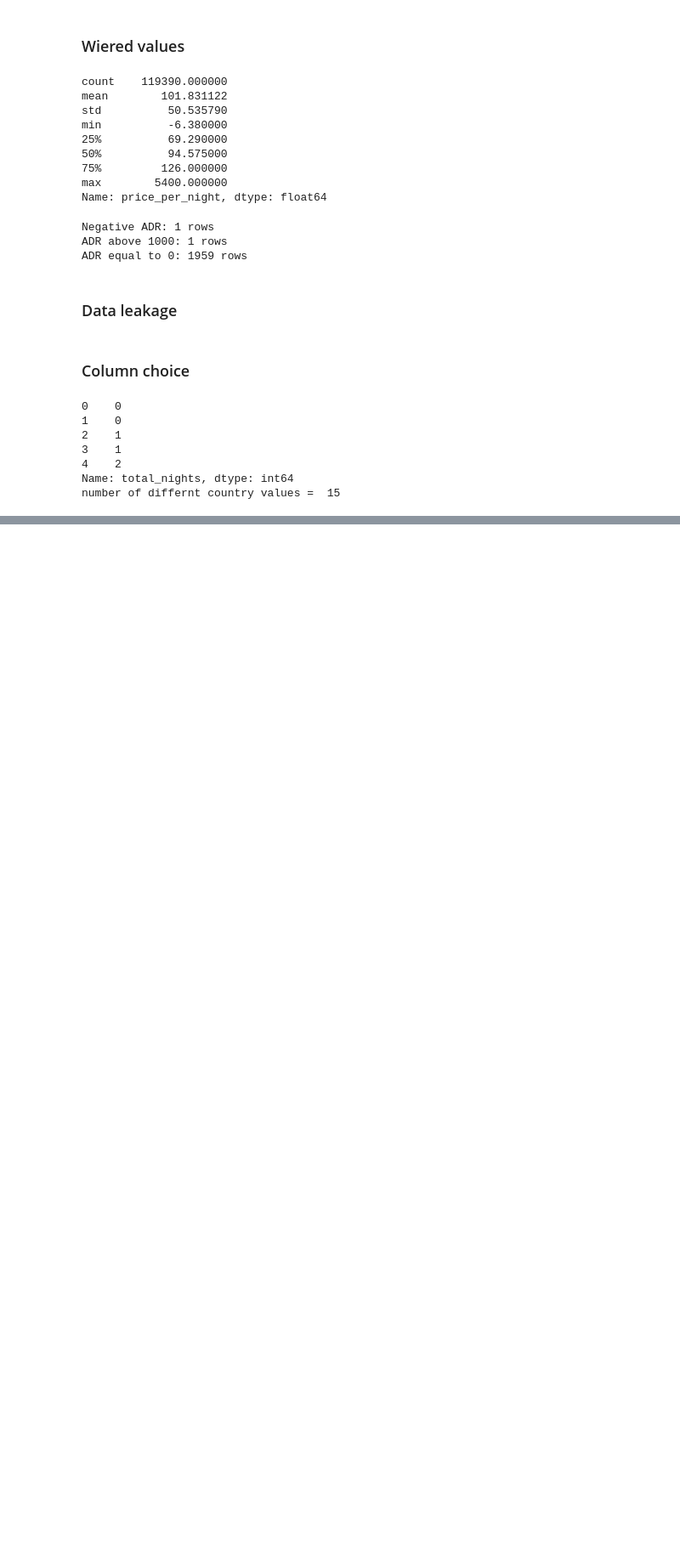
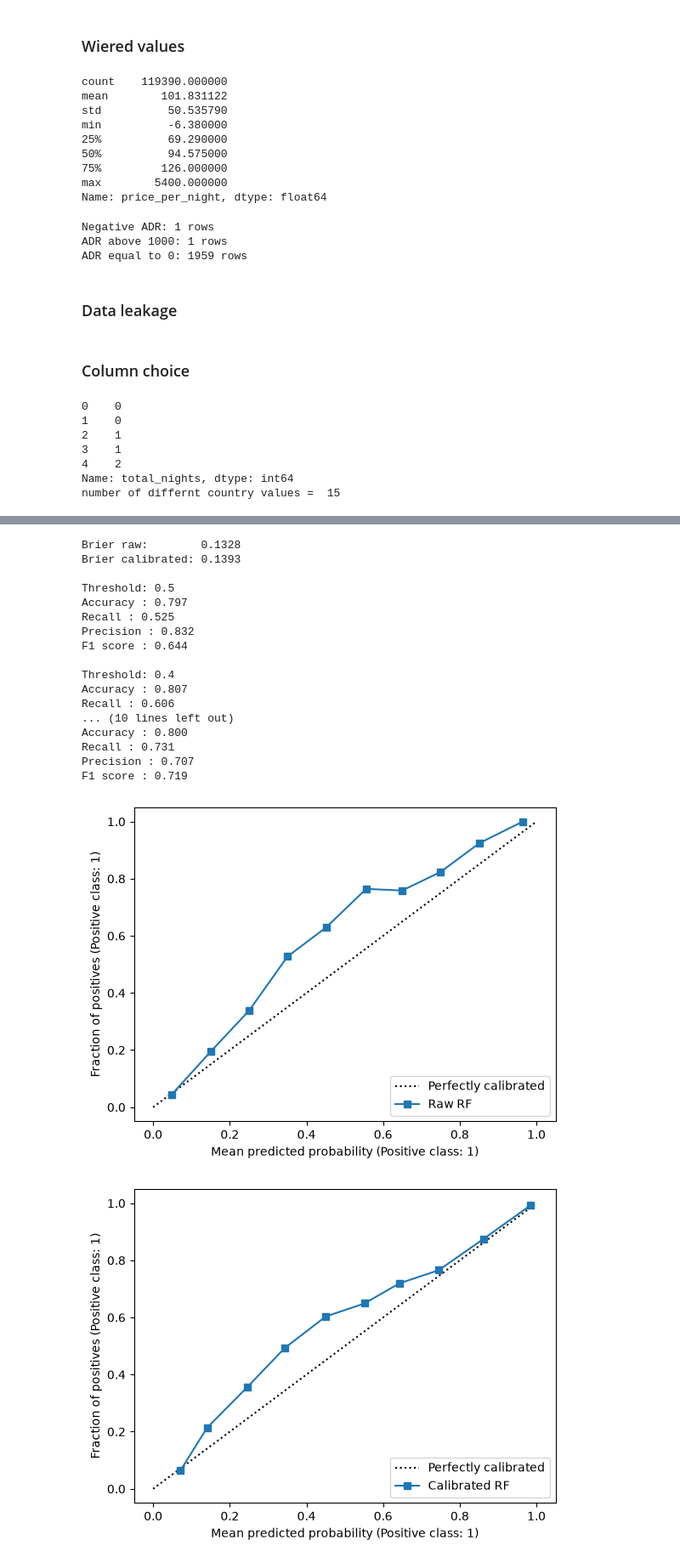
Before and after one commit to Matina34/Machine_Learning_Project, a Jupyter notebook: Matina_nb.ipynb, the cells around one changed output, grey strips where cells are left out. Shown at 85% size. Cells and saved outputs as stored; diff of their text form; code cells hidden in the pictures; blank space fills up the shorter version.

Commit message:
Adding randomforest model

```diff
--- a/Matina_nb.ipynb
+++ b/Matina_nb.ipynb
@@ -206,7 +213,6 @@ print('number of differnt country values = ', df['country'].nunique()) # cheking
 # Creating a new column called "arrival_week_of_month", using "arrival_date_day_of_month" to know which week of the month the arrival date falls into.
 df["arrival_week_of_month"] = ((df["arrival_date_day_of_month"] - 1) // 7 + 1).clip(upper=4)
 # and dropping the "arrival_date_day_of_month" column since for example week of 52 means the same as first week of month .
-df = df.drop(columns=['arrival_date_day_of_month'])
 # %% [output]
 0    0
 1    0
@@ -300,0 +280,3 @@ Name: is_canceled, dtype: float64
+# %%
+rf = RandomForestClassifier()
+rf.fit(x_train_rf, y_train)
@@ -300,0 +300,15 @@ Name: is_canceled, dtype: float64
+# %%
+threshold = 0.27
+
+prob_train = rf.predict_proba(x_train_rf)[:, 1]   #gives each booking's chance of cancelling
+prob_val = rf.predict_proba(x_val_rf)[:, 1]
+prob_test = rf.predict_proba(x_test_rf)[:,1]
+
+predi_train = (prob_train>= threshold).astype(int)   # compares each one to the cut off and give 1 if above the threshold and 0 if below
+predi_val = (prob_val>= threshold).astype(int)
+predi_test = (prob_test>= threshold).astype(int)
+
+print("TRAIN")
+base_classif_perf(y_train, predi_train)
+print("\nVALIDATION")
+base_classif_perf(y_val, predi_val)
@@ -300,0 +329,45 @@ Name: is_canceled, dtype: float64
+# %%
+#Building calibratied model from rf
+cal_rf = CalibratedClassifierCV(
+    RandomForestClassifier(random_state=45, n_jobs=-1 ), #same setting as rf
+    method = 'sigmoid',
+    cv=TimeSeriesSplit(n_splits=5)
+)
+cal_rf.fit(x_train_rf,y_train)
+
+# now comparing raw vs calibrated probabilities on validation set
+prob_raw = rf.predict_proba(x_val_rf)[:, 1]
+prob_cal = cal_rf.predict_proba(x_val_rf)[:, 1]
+
+# Brier shows hoe close the model's probailites are to what really happened, so the lower the better
+print("Brier raw:       ", round(brier_score_loss(y_val, prob_raw), 4))
+print("Brier calibrated:", round(brier_score_loss(y_val, prob_cal), 4))
+
+#Calibration curves
+CalibrationDisplay.from_predictions(y_val, prob_raw, n_bins=10, name="Raw RF")
+CalibrationDisplay.from_predictions(y_val, prob_cal, n_bins=10, name="Calibrated RF")
+
+#choosing threshold again on calibrated probabilites
+for threshold in [0.5 , 0.4 , 0.3 , 0.27]:
+    print("\nThreshold:", threshold)
+    base_classif_perf(y_val, (prob_cal >= threshold).astype(int))
+# %% [output]
+Brier raw:        0.1328
+Brier calibrated: 0.1393
+
+Threshold: 0.5
+Accuracy : 0.797
+Recall : 0.525
+Precision : 0.832
+F1 score : 0.644
+
+Threshold: 0.4
+Accuracy : 0.807
+Recall : 0.606
+... (10 lines left out)
+Accuracy : 0.800
+Recall : 0.731
+Precision : 0.707
+F1 score : 0.719
+[figure, added]
+[figure, added]
```
Also changed, not shown: parts of 37 cells of this notebook.
